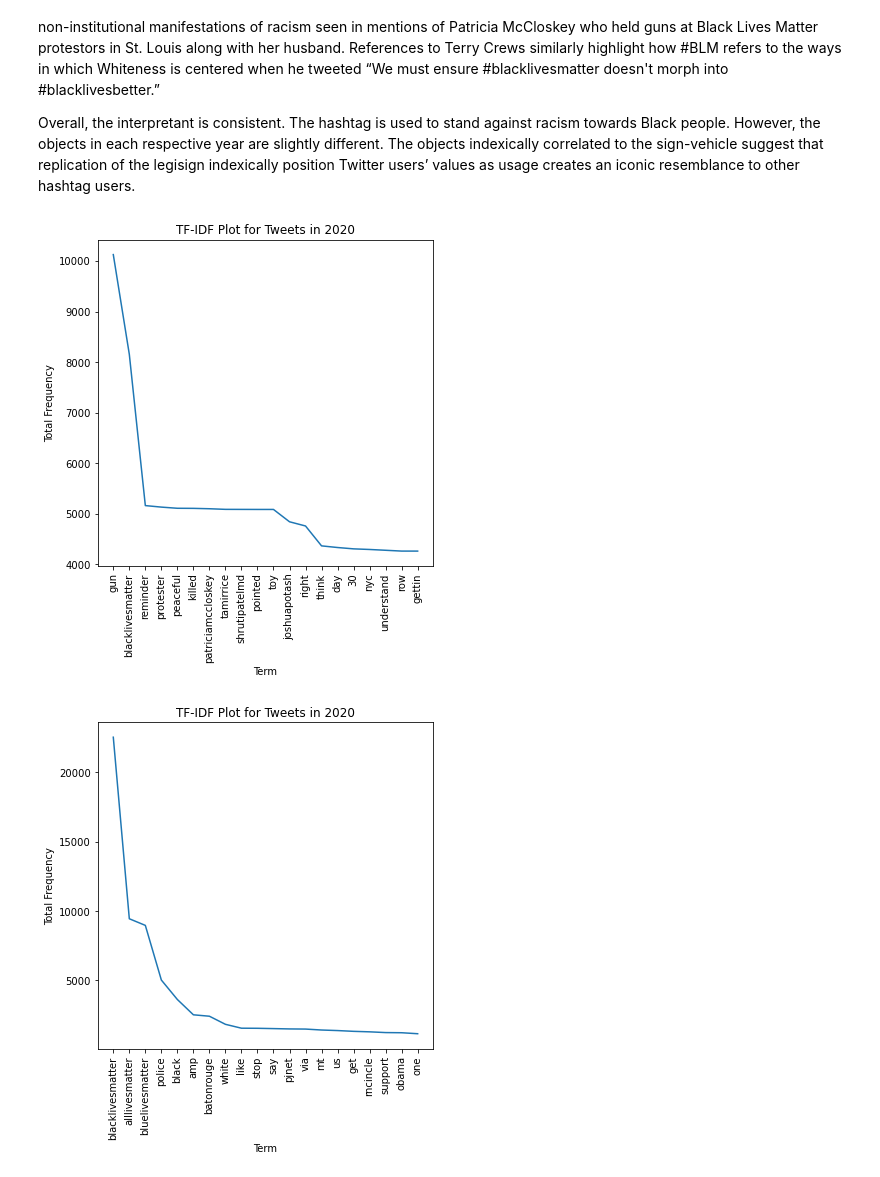
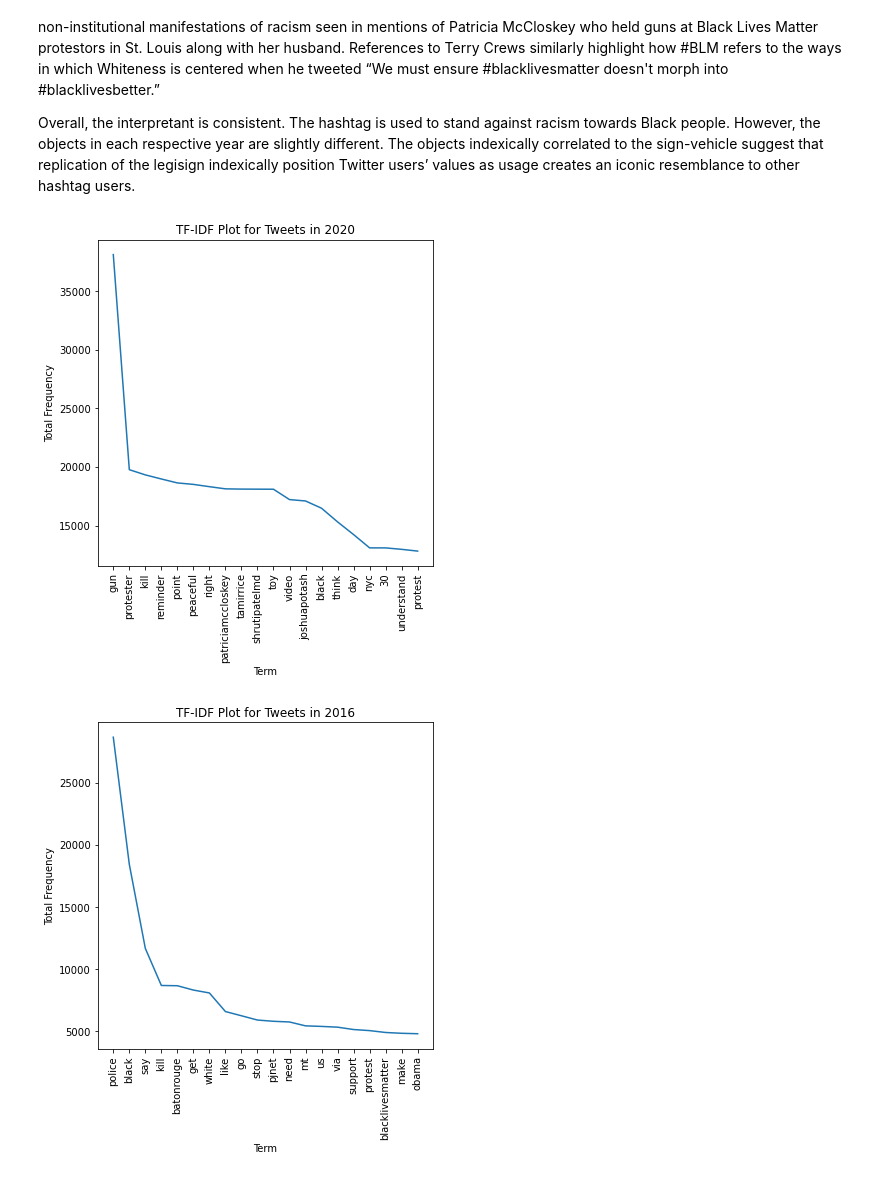
Before and after one commit to danielbchen/blm-semiotics, a Jupyter notebook: Computation and the Identification of Cultural Patterns - Identifying a Cultural Pattern.ipynb, the cells around one changed output. Cells and saved outputs as stored; diff of their text form; code cells hidden in the pictures.

```diff
--- a/Computation and the Identification of Cultural Patterns - Identifying a Cultural Pattern.ipynb
+++ b/Computation and the Identification of Cultural Patterns - Identifying a Cultural Pattern.ipynb
@@ -170,11 +170,40 @@ It is also worth highlighting that the nouns in 2020 are not completely identica
 
 Overall, the interpretant is consistent. The hashtag is used to stand against racism towards Black people. However, the objects in each respective year are slightly different. The objects indexically correlated to the sign-vehicle suggest that replication of the legisign indexically position Twitter users’ values as usage creates an iconic resemblance to other hashtag users.
 # %%
+def get_wordnet_pos(word):
+
+    tag = nltk.pos_tag([word])[0][1][0].upper()
+    tag_dict = {
+        'J': nltk.corpus.wordnet.ADJ,
+        'N': nltk.corpus.wordnet.NOUN,
+        'V': nltk.corpus.wordnet.VERB,
+        'R': nltk.corpus.wordnet.ADV
+    }
+
+    return tag_dict.get(tag, nltk.corpus.wordnet.ADJ)
+
+
+def get_lemmas(text):
+    """Tokenizes a series of text and returns their corresponding
+    lemmas.
+    """
+
+    tokens = [i for i in tknzr.tokenize(text.lower()) if i not in stop_words]
+    lemmas = [nltk.stem.WordNetLemmatizer().lemmatize(t, get_wordnet_pos(t))
+              for t in tokens]
+
+    return lemmas
+
+
 def vectorizer_plotter(series, title):
-    """"""
+    """Returns a TF-IDF plot for the top 20 terms for a specified
+    series of tweets."""
+
+    lemmas = series.apply(get_lemmas)
+    lemmas = list(np.concatenate(np.array(lemmas)).ravel())
 
     vectorizer = TfidfVectorizer(max_features=5000, stop_words=stop_words)
-    tfidf_matrix = vectorizer.fit_transform(series)
+    tfidf_matrix = vectorizer.fit_transform(lemmas)
     df = pd.DataFrame(tfidf_matrix.toarray(),
                       columns=vectorizer.get_feature_names())
 
@@ -193,8 +222,8 @@ def vectorizer_plotter(series, title):
 # %%
 vectorizer_plotter(blm_2020['text'], 'TF-IDF Plot for Tweets in 2020')
 # %% [output]
-[figure, old version]
+[figure, new version]
 # %%
-vectorizer_plotter(blm_2016['text'], 'TF-IDF Plot for Tweets in 2020')
+vectorizer_plotter(blm_2016['text'], 'TF-IDF Plot for Tweets in 2016')
 # %% [output]
-[figure, old version]
+[figure, new version]
```
Also changed, not shown: parts of 4 cells of this notebook.
